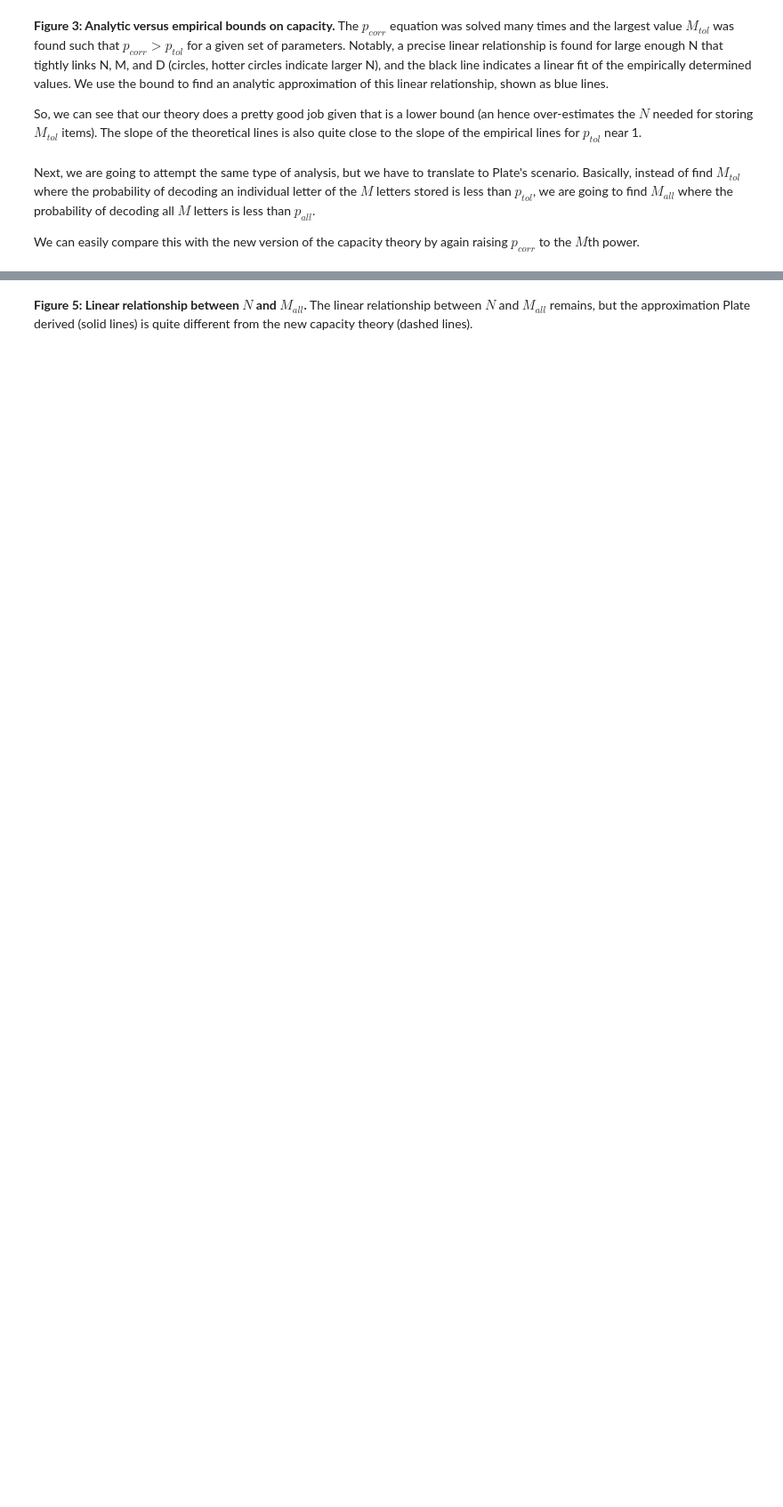
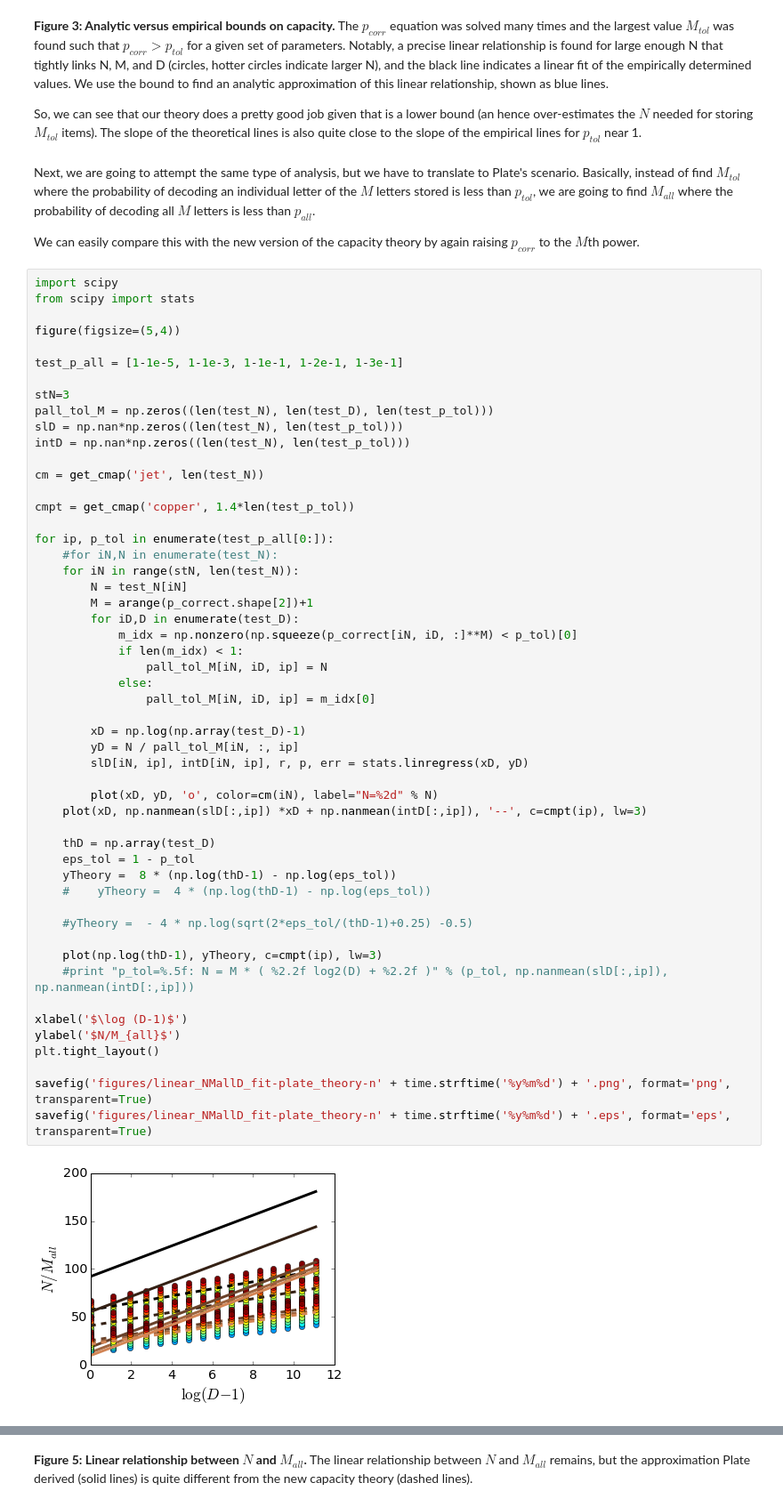
Before and after one commit to epaxon/HDlanguageDetection, a Jupyter notebook: hyperrnn_capacity-plate_derivation-160726.ipynb, the cells around one changed output, grey strips where cells are left out. Shown at 89% size. Drawn from its saved outputs; the diff is of its cells as text; blank space fills up the shorter version.

```diff
--- a/hyperrnn_capacity-plate_derivation-160726.ipynb
+++ b/hyperrnn_capacity-plate_derivation-160726.ipynb
@@ -270,3 +282,57 @@ So, we can see that our theory does a pretty good job given that is a lower boun
 Next, we are going to attempt the same type of analysis, but we have to translate to Plate's scenario. Basically, instead of find $M_{tol}$ where the probability of decoding an individual letter of the $M$ letters stored is less than $p_{tol}$, we are going to find $M_{all}$ where the probability of decoding all $M$ letters is less than $p_{all}$.
 
 We can easily compare this with the new version of the capacity theory by again raising $p_{corr}$ to the $M$th power.
+# %%
+import scipy
+from scipy import stats
+
+figure(figsize=(5,4))
+
+test_p_all = [1-1e-5, 1-1e-3, 1-1e-1, 1-2e-1, 1-3e-1]
+
+stN=3
+pall_tol_M = np.zeros((len(test_N), len(test_D), len(test_p_tol)))
+slD = np.nan*np.zeros((len(test_N), len(test_p_tol)))
+intD = np.nan*np.zeros((len(test_N), len(test_p_tol)))
+
+cm = get_cmap('jet', len(test_N))
+
+cmpt = get_cmap('copper', 1.4*len(test_p_tol))
+
+for ip, p_tol in enumerate(test_p_all[0:]):
+    #for iN,N in enumerate(test_N):
+    for iN in range(stN, len(test_N)):
+        N = test_N[iN]
+        M = arange(p_correct.shape[2])+1
+        for iD,D in enumerate(test_D):
+            m_idx = np.nonzero(np.squeeze(p_correct[iN, iD, :]**M) < p_tol)[0]
+            if len(m_idx) < 1:
+                pall_tol_M[iN, iD, ip] = N
+            else:
+                pall_tol_M[iN, iD, ip] = m_idx[0]
+
+        xD = np.log(np.array(test_D)-1)
+        yD = N / pall_tol_M[iN, :, ip]
+        slD[iN, ip], intD[iN, ip], r, p, err = stats.linregress(xD, yD)
+
+        plot(xD, yD, 'o', color=cm(iN), label="N=%2d" % N)
+    plot(xD, np.nanmean(slD[:,ip]) *xD + np.nanmean(intD[:,ip]), '--', c=cmpt(ip), lw=3)
+
+    thD = np.array(test_D)
+    eps_tol = 1 - p_tol
+    yTheory =  8 * (np.log(thD-1) - np.log(eps_tol))
+    #    yTheory =  4 * (np.log(thD-1) - np.log(eps_tol))
+
+    #yTheory =  - 4 * np.log(sqrt(2*eps_tol/(thD-1)+0.25) -0.5)
+
+    plot(np.log(thD-1), yTheory, c=cmpt(ip), lw=3)
+    #print "p_tol=%.5f: N = M * ( %2.2f log2(D) + %2.2f )" % (p_tol, np.nanmean(slD[:,ip]), np.nanmean(intD[:,ip]))
+
+xlabel('$\log (D-1)$')
+ylabel('$N/M_{all}$')
+plt.tight_layout()
+
+savefig('figures/linear_NMallD_fit-plate_theory-n' + time.strftime('%y%m%d') + '.png', format='png', transparent=True)
+savefig('figures/linear_NMallD_fit-plate_theory-n' + time.strftime('%y%m%d') + '.eps', format='eps', transparent=True)
+# %% [output]
+[figure, added]
```
Also changed, not shown: parts of 12 cells of this notebook, 3 other files.
